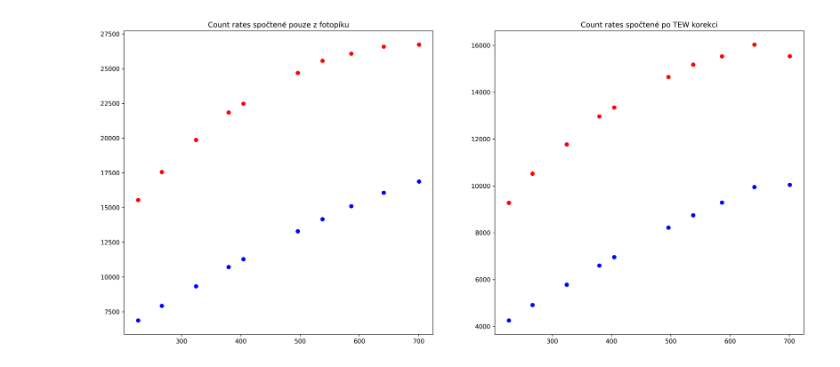
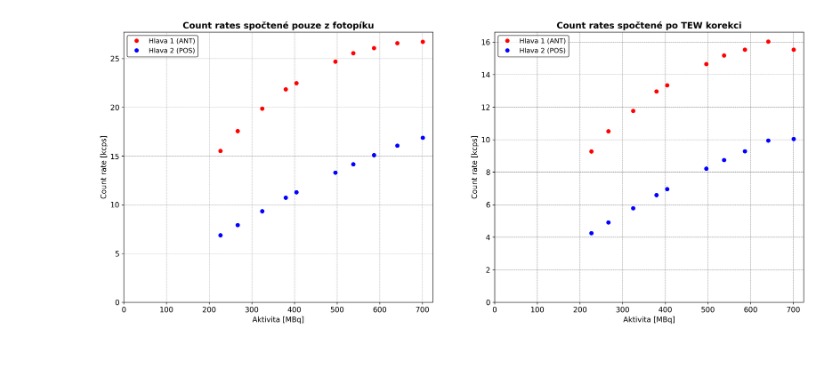
Before and after one commit to ptaceda/mrtva_doba_VU, a Jupyter notebook: prvotni_zpracovani_vysledku.ipynb, the cells around one changed output. Drawn from its saved outputs; the diff is of its cells as text; code cells hidden in the pictures.

```diff
--- a/prvotni_zpracovani_vysledku.ipynb
+++ b/prvotni_zpracovani_vysledku.ipynb
@@ -213,10 +214,19 @@ import numpy as np
 
 
 discovery_folder = 'Discovery'
-discovery_mds = glob(os.path.join(discovery_folder, 'MD*'))
+discovery_mds = sorted(glob(os.path.join(discovery_folder, 'MD*')))
 
 # je nutne si preddefinovat obrazek predem
-figure, ax = plt.subplots(1,2, figsize = (20, 9), dpi = 300)
+dt_fig = Graf_1_2(12, None,
+               "Count rates spočtené pouze z fotopíku", "Aktivita [MBq]", "Count rate [kcps]",
+               "Count rates spočtené po TEW korekci", "Aktivita [MBq]", "Count rate [kcps]",
+               (20, 8))
+
+# arraye pro doplňování Countrates
+cr_1_no_corr_array = []
+cr_2_no_corr_array = []
+cr_1_tew_corr_array = []
+cr_2_tew_corr_array = []
 
 for md in discovery_mds:
     ### nejprve rozhazeni jednotlivych dat
@@ -228,40 +238,50 @@ for md in discovery_mds:
 
     dt_acq_time = dt_data["Acq_time"]
     bg_acq_time = bg_data["Acq_time"]
     datum = dt_data["Acq_date"]
     aktivita = aktivity[datum]
 
     dt_1_no_corr = dt_data["Head1_EM"]
     bg_1_no_corr = bg_data["Head1_EM"]
 
     dt_1_tew_corr = tew_correction(dt_data["Head1_EM"], dt_data["Head1_SC1"], dt_data["Head1_SC2"])
     bg_1_tew_corr = tew_correction(bg_data["Head1_EM"], bg_data["Head1_SC1"], bg_data["Head1_SC2"])
 
     dt_2_no_corr = dt_data["Head2_EM"]
     bg_2_no_corr = bg_data["Head2_EM"]
 
     dt_2_tew_corr = tew_correction(dt_data["Head2_EM"], dt_data["Head2_SC1"], dt_data["Head2_SC2"])
     bg_2_tew_corr = tew_correction(bg_data["Head2_EM"], bg_data["Head2_SC1"], bg_data["Head2_SC2"])
 
     ### ----
     ### vypocty count rates
 
     cr_1_no_corr = np.sum(dt_1_no_corr)/dt_acq_time - np.sum(bg_1_no_corr)/bg_acq_time
+    cr_1_no_corr_array.append(cr_1_no_corr*0.001)
+
     cr_2_no_corr = np.sum(dt_2_no_corr)/dt_acq_time - np.sum(bg_2_no_corr)/bg_acq_time
+    cr_2_no_corr_array.append(cr_2_no_corr*0.001)
 
     cr_1_tew_corr = np.sum(dt_1_tew_corr)/dt_acq_time - np.sum(bg_1_tew_corr)/bg_acq_time
+    cr_1_tew_corr_array.append(cr_1_tew_corr*0.001)
+
     cr_2_tew_corr = np.sum(dt_2_tew_corr)/dt_acq_time - np.sum(bg_2_tew_corr)/bg_acq_time
+    cr_2_tew_corr_array.append(cr_2_tew_corr*0.001)
 
-    ### ----
-    ### vyploteni do obrazku
-    ax[0].set_title("Count rates spočtené pouze z fotopíku")
-    ax[0].plot(aktivita, cr_1_no_corr, "o", color = "red", label = "Hlava 1 (ANT)")
-    ax[0].plot(aktivita, cr_2_no_corr, "o", color = "blue", label = "Hlava 2 (POS)")
+### ----
+### vyploteni do obrazku
+dt_fig.fig[0].plot(aktivity.values(), cr_1_no_corr_array, "o", color = "red", label = "Hlava 1 (ANT)")
+dt_fig.fig[0].plot(aktivity.values(), cr_2_no_corr_array, "o", color = "blue", label = "Hlava 2 (POS)")
+dt_fig.fig[0].legend(loc = 'best', edgecolor = 'black', fontsize = 11)
+dt_fig.fig[0].set_xlim(0,None)
+dt_fig.fig[0].set_ylim(0,None)
 
-    ax[1].set_title("Count rates spočtené po TEW korekci")
-    ax[1].plot(aktivita, cr_1_tew_corr, "o", color = "red", label = "Hlava 1 (ANT)")
-    ax[1].plot(aktivita, cr_2_tew_corr, "o", color = "blue", label = "Hlava 2 (POS)")
+dt_fig.fig[1].plot(aktivity.values(), cr_1_tew_corr_array, "o", color = "red", label = "Hlava 1 (ANT)")
+dt_fig.fig[1].plot(aktivity.values(), cr_2_tew_corr_array, "o", color = "blue", label = "Hlava 2 (POS)")
+dt_fig.fig[1].legend(loc = 'best', edgecolor = 'black', fontsize = 11)
+dt_fig.fig[1].set_xlim(0,None)
+dt_fig.fig[1].set_ylim(0,None)
 
-figure.savefig(os.path.join(discovery_folder, 'grafy_mrtve_doby.jpg'), bbox_inches = "tight")
+dt_fig.Figure.savefig(os.path.join(discovery_folder, 'grafy_mrtve_doby.jpg'), bbox_inches = "tight")
 # %% [output]
-[figure, old version]
+[figure, new version]
```
Also changed, not shown: parts of 1 cell of this notebook, 2 other files.
